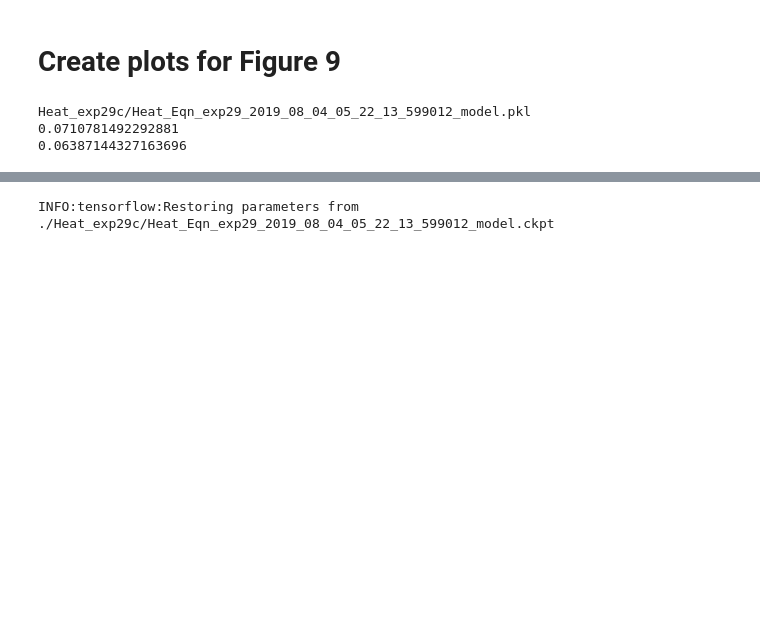
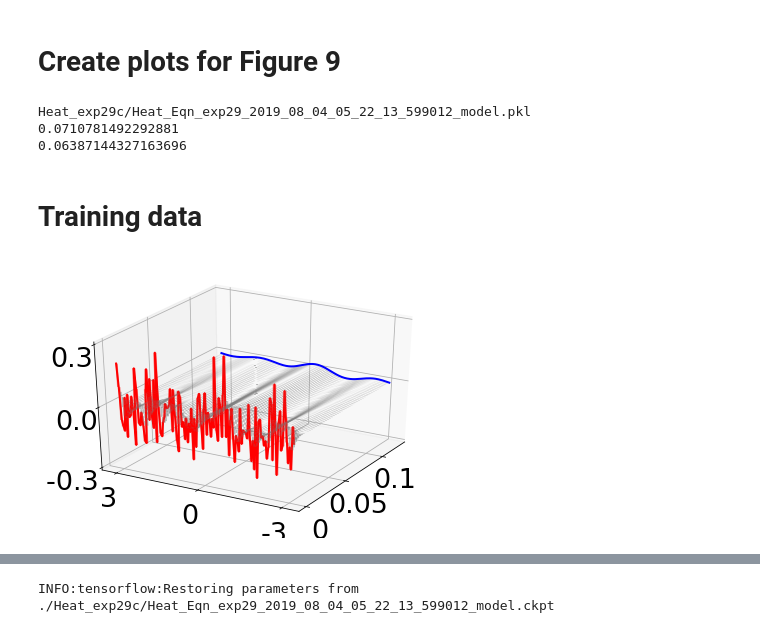
Before and after one commit to CraigGin/PDEKoopman, a Jupyter notebook: Figure9.ipynb, the cells around one changed output, grey strips where cells are left out. Saved outputs shown, nothing was run; the diff lists cells and outputs as text; code cells hidden in the pictures; blank space fills up the shorter version.

```diff
--- a/Figure9.ipynb
+++ b/Figure9.ipynb
@@ -60,0 +109,35 @@ Heat_exp29c/Heat_Eqn_exp29_2019_08_04_05_22_13_599012_model.pkl
+# %% [markdown]
+# Training data
+# %%
+# Plot prediction for sine wave
+ind = 3
+
+import helperfns
+data_train = np.load(('./data/%s_train1_x.npy' % (data_name)))
+max_shifts_to_stack = helperfns.num_shifts_in_stack(params)
+data_train_tensor = helperfns.stack_data(data_train, max_shifts_to_stack, params['train_len_time'][0])
+
+# "Exact" solution
+x_pts = np.linspace(-np.pi,np.pi,129)
+x_pts = x_pts[0:128]
+t_pts = np.linspace(0, params['delta_t']*params['num_shifts'],params['num_shifts']+1)
+T, X = np.meshgrid(t_pts, x_pts)
+u_0 = data_train_tensor[0,2,:]
+exact = data_train_tensor[:,2,:]
+
+fig = plt.figure()
+ax = fig.add_subplot(111, projection='3d')
+waterfall_plot(fig,ax,T,X,np.transpose(exact),time_in=0,time_out=params['num_shifts'],linewidth=2,alpha=.5)
+ax.plot(T[:,0],X[:,0], exact[0,:],'-r',linewidth=2)
+ax.plot(T[:,-1],X[:,-1], exact[-1,:],'-b',linewidth=2)
+ax.view_init(elev=30, azim=210)
+plt.xticks(np.arange(0,0.15,0.05), ['0','0.05','0.1'],fontsize=27)
+plt.yticks(np.arange(-3,6,3), ['-3','0','3'],fontsize=27)
+ax.set_zlim3d(-0.3, 0.3)
+ax.set_zticks([-0.3 , 0, 0.3])
+ax.set_zticklabels(['-0.3  ','0.0','0.3'])
+ax.zaxis.set_tick_params(labelsize=27)
+plt.tight_layout()
+plt.show()
+# %% [output]
+[figure, added]
```
Also changed, not shown: parts of 13 cells of this notebook, 2 other files.
